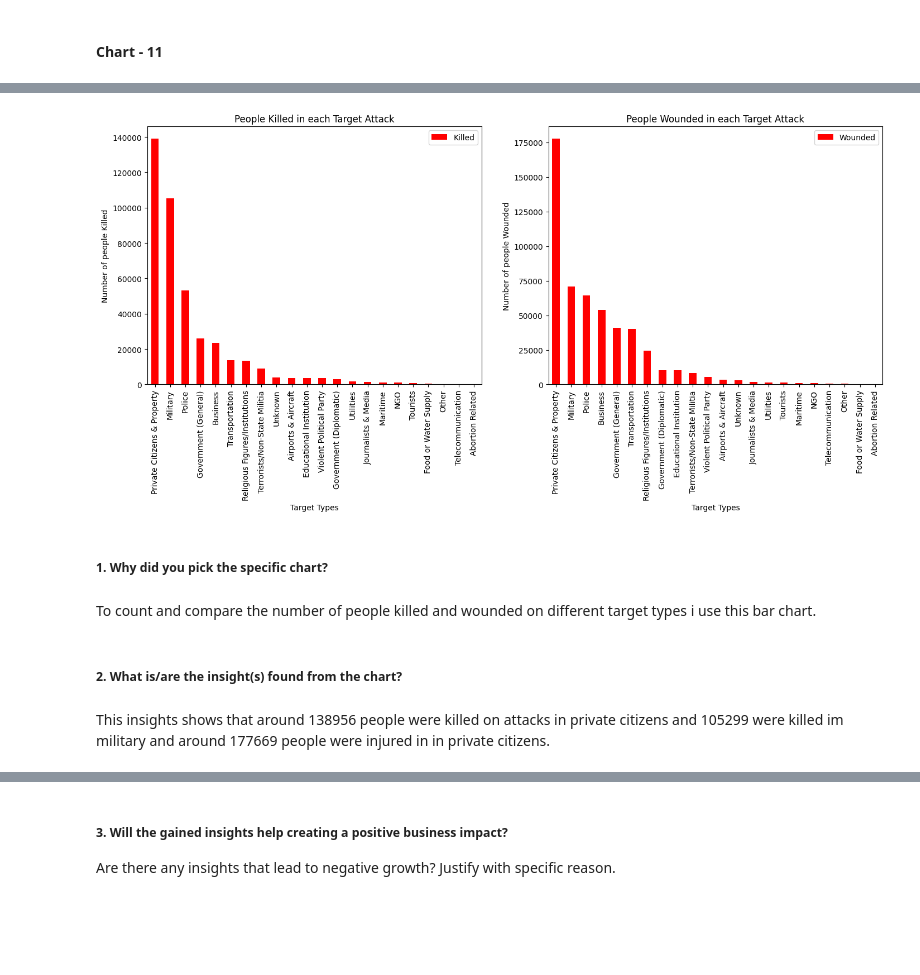
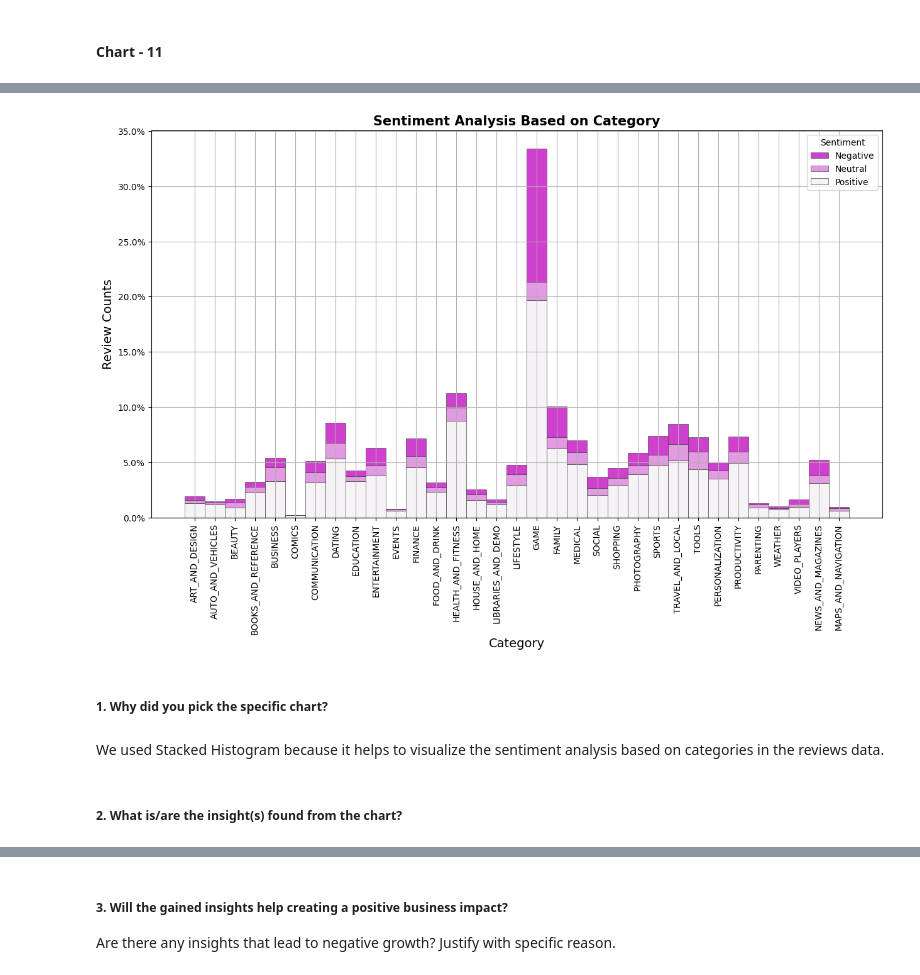
Before and after one commit to VIRU2341/alma-better-playstore, a Jupyter notebook: PLAYSTORE_EDA_analysis.ipynb, the cells around one changed output, grey strips where cells are left out. Drawn from its saved outputs; the diff is of its cells as text; code cells hidden in the pictures; blank space fills up the shorter version.

```diff
--- a/PLAYSTORE_EDA_analysis.ipynb
+++ b/PLAYSTORE_EDA_analysis.ipynb
@@ -1077,28 +1047,41 @@ killed
-# %%
-# Chart - 11 visualization code
-fig=plt.figure()
-ax0=fig.add_subplot(1,2,1)
-ax1=fig.add_subplot(1,2,2)
-
-#Killed
-killed.plot(kind="bar",color='red',figsize=(17,6),ax=ax0)
-ax0.set_title("People Killed in each Target Attack")
-ax0.set_xlabel("Target Types")
-ax0.set_ylabel("Number of people Killed")
-
-#Wounded
-wounded.plot(kind="bar",color='red',figsize=(17,6),ax=ax1)
-ax1.set_title("People Wounded in each Target Attack")
-ax1.set_xlabel("Target Types")
-ax1.set_ylabel("Number of people Wounded")
-plt.show()
-# %% [output]
-[figure, removed]
+# %%
+# Chart - 11 visualization code
+from matplotlib.ticker import PercentFormatter
+# merge the data on the app by inner
+merged_df = pd.merge(df, user_reviews_data, on='App', how = 'inner')
+merged_df.head()
+f = plt.figure(figsize=(15,8))
+ax = f.add_subplot(1,1,1)
+
+# using seaborn lib to show stacked histogram
+sns.histplot(
+    data=merged_df,
+    x="Category", hue="Sentiment",
+    bins=34,
+    ax=ax,
+    stat="count",
+    multiple="stack",
+    palette="light:m_r",
+    edgecolor=".3",
+    linewidth=.5,
+    legend=True
+    )
+
+
+ax.set_title("Sentiment Analysis Based on Category",fontsize=15,fontweight='bold')
+plt.xticks(rotation='vertical')
+ax.set_xlabel("Category",fontsize=14)
+ax.set_ylabel("Review Counts",fontsize=14)
+
+plt.gca().yaxis.set_major_formatter(PercentFormatter(20000))
+sns.set(style="ticks")
+plt.grid()
+plt.show()
+# %% [output]
+[figure, added]
 # %% [markdown]
 ##### 1. Why did you pick the specific chart?
-# %% [markdown]
-To count and compare the number of people killed and wounded on different target types i use this bar chart.
+# %% [markdown]
+We used Stacked Histogram because it helps to visualize the sentiment analysis based on categories in the reviews data.
 # %% [markdown]
 ##### 2. What is/are the insight(s) found from the chart?
-# %% [markdown]
-This insights shows that around 138956 people were killed on attacks in private citizens and 105299 were killed im military  and around 177669 people were injured in  in private citizens.
```
Also changed, not shown: parts of 43 cells of this notebook.
